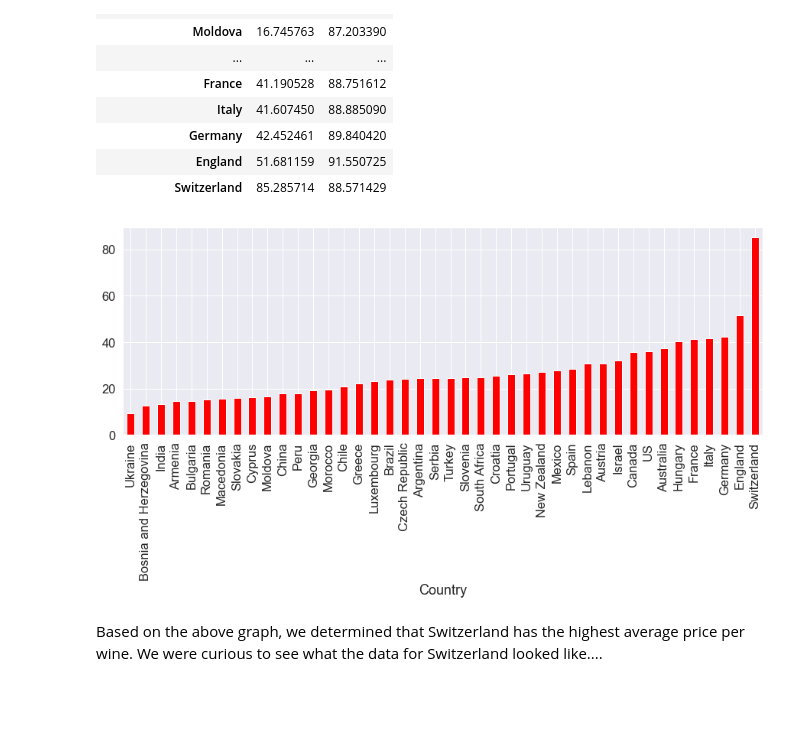
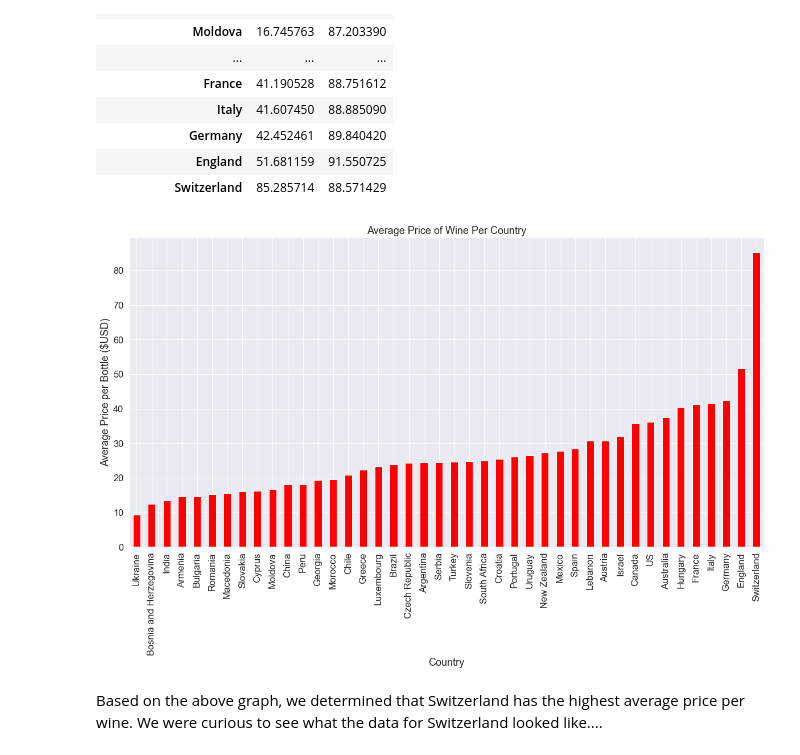
Before and after one commit to bso613/WineSnobs, a Jupyter notebook: Data_analysis_winedata.ipynb, the cells around one changed output. Drawn from its saved outputs; the diff is of its cells as text; code cells hidden in the pictures; blank space fills up the shorter version.

Commit message:
Added Titles and Axis Labels to plots

```diff
--- a/Data_analysis_winedata.ipynb
+++ b/Data_analysis_winedata.ipynb
@@ -108,12 +111,14 @@ price_df
 | Switzerland | 85.285714 | 88.571429 |
 # %%
 #Visualizing average price of a bottle of reviewed wine per country
-plot = price_df["Price"].plot(kind="bar", facecolor="red", figsize=(15,5));
+plot = price_df["Price"].plot(kind="bar", facecolor="red", figsize=(20,10));
 #ADD AXIS LABELS AND TITLES
-fig = plot.get_figure()
-fig.savefig('country_price.png')
+plt.title('Average Price of Wine Per Country')
+plt.ylabel('Average Price per Bottle ($USD)')
+fig2 = plot.get_figure()
+fig2.savefig('country_price.png')
 # %% [output]
-[figure, old version]
+[figure, new version]
 # %% [markdown]
 Based on the above graph, we determined that Switzerland has the highest average price per wine. We were curious to see what the data for Switzerland looked like....
 # %%
```
Also changed, not shown: parts of 24 cells of this notebook, 47 other files.
